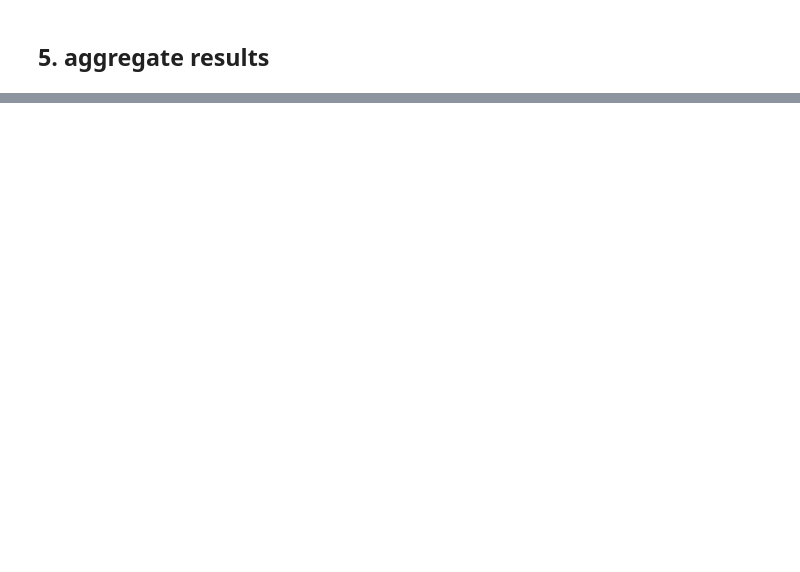
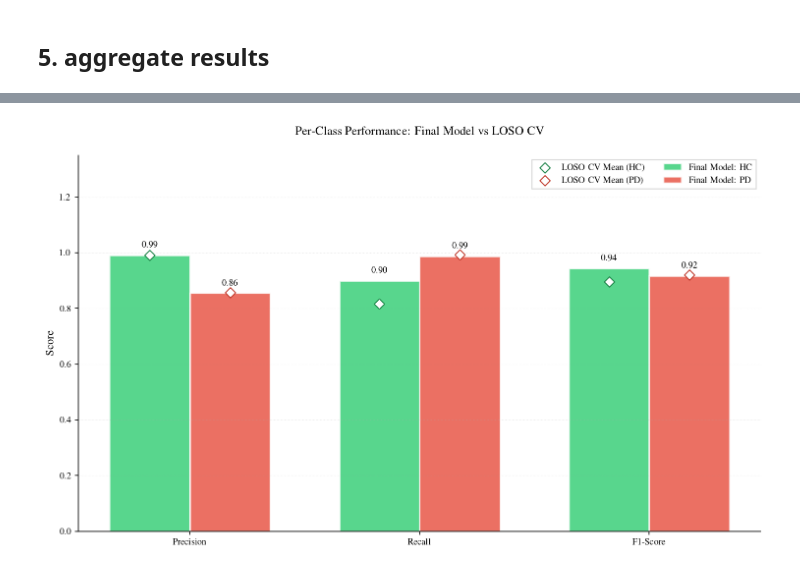
Before and after one commit to smayan-gowda/pd-interpretability, a Jupyter notebook: notebooks/colab/03_train_wav2vec2.ipynb, the cells around one changed output, grey strips where cells are left out. Cells and saved outputs as stored; diff of their text form; code cells hidden in the pictures; blank space fills up the shorter version.

```diff
--- a/notebooks/colab/03_train_wav2vec2.ipynb
+++ b/notebooks/colab/03_train_wav2vec2.ipynb
@@ -1188,0 +1633,81 @@ else:
+# %%
+# figure: per-class performance comparison (precision, recall, f1)
+# compares final model (bars) vs loso cv mean (markers)
+from sklearn.metrics import classification_report
+
+fig, ax = plt.subplots(figsize=(10, 6))
+
+# 1. get loso cv metrics for comparison
+if 'all_labels' in locals() and 'all_predictions' in locals():
+    cv_report = classification_report(all_labels, all_predictions, target_names=['HC', 'PD'], output_dict=True)
+else:
+    cv_report = None
+    print("warning: loso cv results not found in memory, skipping comparison markers.")
+
+metrics_names = ['Precision', 'Recall', 'F1-Score']
+
+# final model scores (bars)
+hc_scores = [
+    wav2vec2_report['HC']['precision'],
+    wav2vec2_report['HC']['recall'],
+    wav2vec2_report['HC']['f1-score']
+]
+pd_scores = [
+    wav2vec2_report['PD']['precision'],
+    wav2vec2_report['PD']['recall'],
+    wav2vec2_report['PD']['f1-score']
+]
+
+x = np.arange(len(metrics_names))
+width = 0.35
+
+# plot bars (final model)
+bars1 = ax.bar(x - width/2, hc_scores, width, label=r'Final Model: HC',
+               color='#2ecc71', alpha=0.8, edgecolor='white', linewidth=1.5)
+bars2 = ax.bar(x + width/2, pd_scores, width, label=r'Final Model: PD',
+               color='#e74c3c', alpha=0.8, edgecolor='white', linewidth=1.5)
+
+# plot comparison markers (loso cv) if available
+if cv_report:
+    hc_cv = [cv_report['HC']['precision'], cv_report['HC']['recall'], cv_report['HC']['f1-score']]
+    pd_cv = [cv_report['PD']['precision'], cv_report['PD']['recall'], cv_report['PD']['f1-score']]
+
+    # plot markers
+    ax.scatter(x - width/2, hc_cv, color='white', edgecolor='#1e8449', zorder=5, marker='D', s=50, label='LOSO CV Mean (HC)')
+    ax.scatter(x + width/2, pd_cv, color='white', edgecolor='#c0392b', zorder=5, marker='D', s=50, label='LOSO CV Mean (PD)')
+
+# add value labels on bars
+for bars in [bars1, bars2]:
+    for bar in bars:
+        height = bar.get_height()
+        ax.text(bar.get_x() + bar.get_width()/2., height + 0.02,
+                f'{height:.2f}',
+                ha='center', va='bottom', fontsize=9, fontweight='bold')
+
+ax.set_ylabel(r'Score', fontsize=11)
+# pad title slightly less as legend is moved away
+ax.set_title(r'Per-Class Performance: Final Model vs LOSO CV', fontsize=12, pad=20)
+ax.set_xticks(x)
+ax.set_xticklabels(metrics_names)
+
+# move legend to top right inside plot, increase ylim to accommodate
+ax.legend(loc='upper right', ncol=2, fontsize=9)
+ax.set_ylim([0, 1.35])
+
+ax.grid(True, alpha=0.3, linestyle=':', linewidth=0.5, axis='y')
+
+plt.tight_layout()
+
+plt.savefig(output_dir / 'per_class_performance.png', dpi=300, bbox_inches='tight')
+plt.savefig(output_dir / 'per_class_performance.pdf', dpi=300, bbox_inches='tight')
+
+main_fig_dir = project_root / 'results' / 'figures'
+main_fig_dir.mkdir(parents=True, exist_ok=True)
+plt.savefig(main_fig_dir / 'fig_p3_04_per_class_performance.png', dpi=300, bbox_inches='tight')
+plt.savefig(main_fig_dir / 'fig_p3_04_per_class_performance.pdf', dpi=300, bbox_inches='tight')
+
+plt.show()
+
+print(f"per-class performance figure saved")
+# %% [output]
+[figure, added]
```
Also changed, not shown: parts of 37 cells of this notebook, 25 other files.
